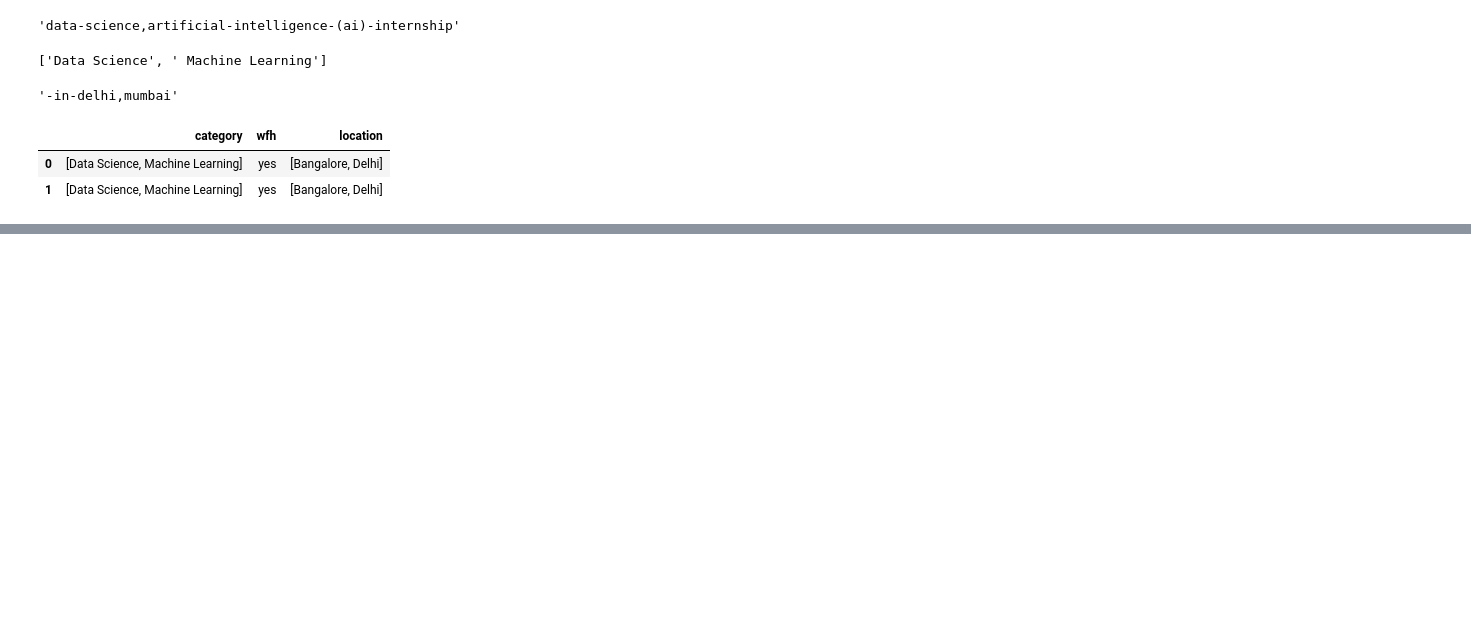
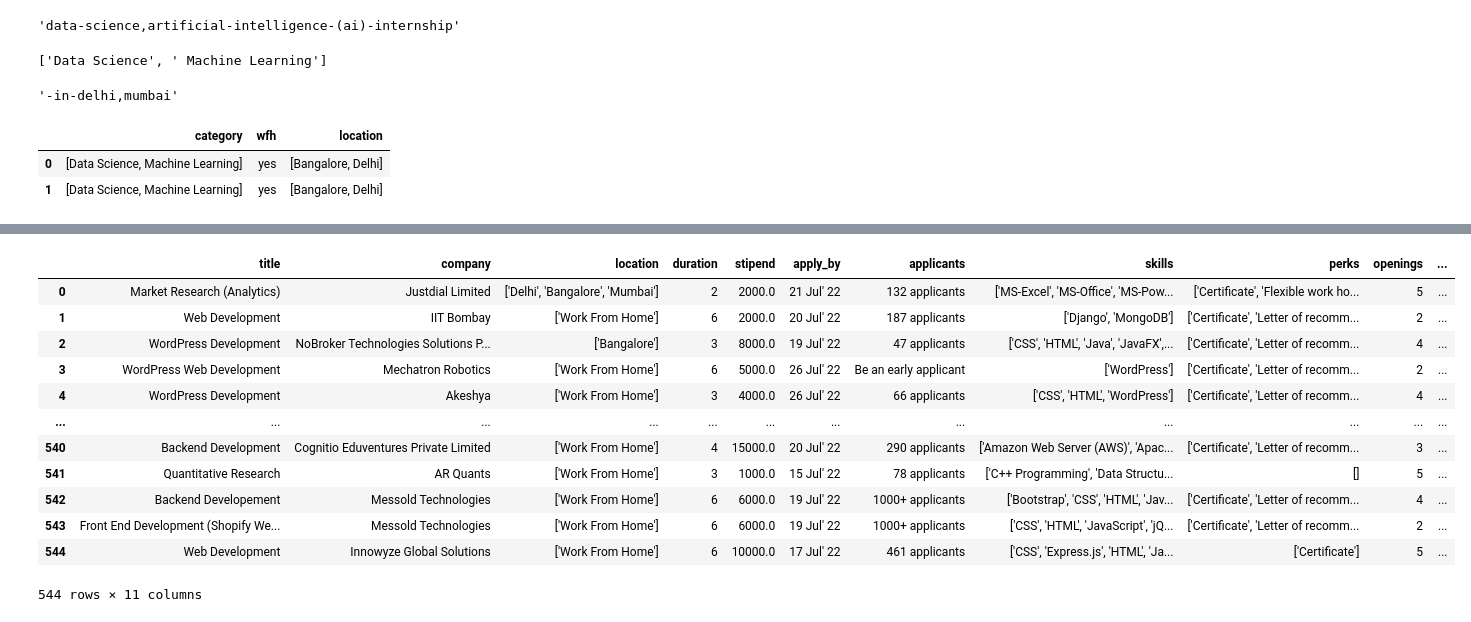
Before and after one commit to rishi5565/internshala_project_v2, a Jupyter notebook: notebooks/experiment.ipynb, the cells around one changed output, grey strips where cells are left out. Saved outputs shown, nothing was run; the diff lists cells and outputs as text; code cells hidden in the pictures; blank space fills up the shorter version.

```diff
--- a/notebooks/experiment.ipynb
+++ b/notebooks/experiment.ipynb
@@ -281,0 +294,4 @@ df
+# %%
+df["stipend"] = df["stipend"].apply(lambda x: x.split(" ")[0])
+# %%
+df["stipend"] = df["stipend"].str.replace("Unpaid", "0")
@@ -281,0 +300,32 @@ df
+# %%
+def clean_stipend(row):
+    try:
+        if len(row.split("-")) == 2:
+            return (float(row.split("-")[0]) + float(row.split("-")[0]))/2  #average
+        else:
+            try:
+                return float(row)
+            except:
+                return np.nan
+    except:
+        np.nan
+# %%
+df["stipend"] = df["stipend"].apply(clean_stipend)
+# %%
+to_drop = []
+to_drop += [int(i) for i in df[df["stipend"].isna()].index]
+df.drop(to_drop, axis=0) ## log these rows
+# %% [output]
+|  | title | company | location | duration | stipend | apply_by | applicants | skills | perks | openings | ... |
+| 0 | Market Research (Analytics) | Justdial Limited | ['Delhi', 'Bangalore', 'Mumbai'] | 2 | 2000.0 | 21 Jul' 22 | 132 applicants | ['MS-Excel', 'MS-Office', 'MS-Pow... | ['Certificate', 'Flexible work ho... | 5 | ... |
+| 1 | Web Development | IIT Bombay | ['Work From Home'] | 6 | 2000.0 | 20 Jul' 22 | 187 applicants | ['Django', 'MongoDB'] | ['Certificate', 'Letter of recomm... | 2 | ... |
+| 2 | WordPress Development | NoBroker Technologies Solutions P... | ['Bangalore'] | 3 | 8000.0 | 19 Jul' 22 | 47 applicants | ['CSS', 'HTML', 'Java', 'JavaFX',... | ['Certificate', 'Letter of recomm... | 4 | ... |
+| 3 | WordPress Web Development | Mechatron Robotics | ['Work From Home'] | 6 | 5000.0 | 26 Jul' 22 | Be an early applicant | ['WordPress'] | ['Certificate', 'Letter of recomm... | 2 | ... |
+| 4 | WordPress Development | Akeshya | ['Work From Home'] | 3 | 4000.0 | 26 Jul' 22 | 66 applicants | ['CSS', 'HTML', 'WordPress'] | ['Certificate', 'Letter of recomm... | 4 | ... |
+| ... | ... | ... | ... | ... | ... | ... | ... | ... | ... | ... | ... |
+| 540 | Backend Development | Cognitio Eduventures Private Limited | ['Work From Home'] | 4 | 15000.0 | 20 Jul' 22 | 290 applicants | ['Amazon Web Server (AWS)', 'Apac... | ['Certificate', 'Letter of recomm... | 3 | ... |
+| 541 | Quantitative Research | AR Quants | ['Work From Home'] | 3 | 1000.0 | 15 Jul' 22 | 78 applicants | ['C++ Programming', 'Data Structu... | [] | 5 | ... |
+| 542 | Backend Developement | Messold Technologies | ['Work From Home'] | 6 | 6000.0 | 19 Jul' 22 | 1000+ applicants | ['Bootstrap', 'CSS', 'HTML', 'Jav... | ['Certificate', 'Letter of recomm... | 4 | ... |
+| 543 | Front End Development (Shopify We... | Messold Technologies | ['Work From Home'] | 6 | 6000.0 | 19 Jul' 22 | 1000+ applicants | ['CSS', 'HTML', 'JavaScript', 'jQ... | ['Certificate', 'Letter of recomm... | 2 | ... |
+| 544 | Web Development | Innowyze Global Solutions | ['Work From Home'] | 6 | 10000.0 | 17 Jul' 22 | 461 applicants | ['CSS', 'Express.js', 'HTML', 'Ja... | ['Certificate'] | 5 | ... |
+544 rows × 11 columns
```
Also changed, not shown: parts of 20 cells of this notebook, 9 other files.
